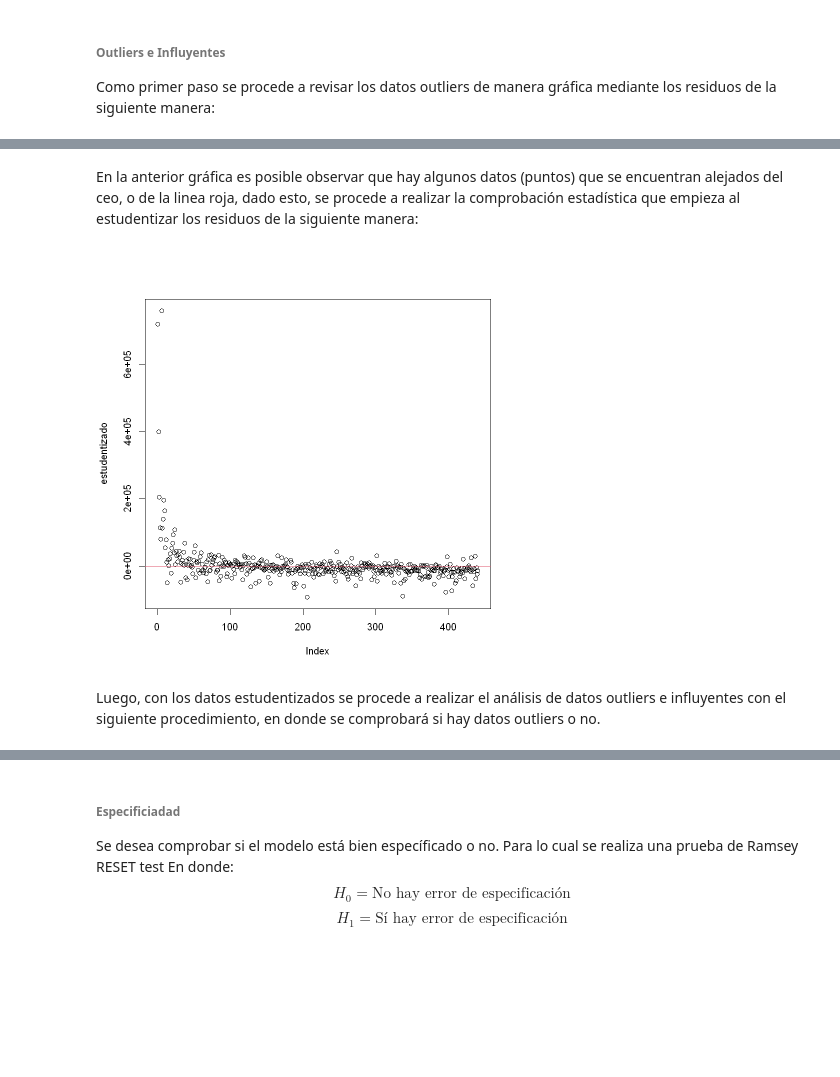
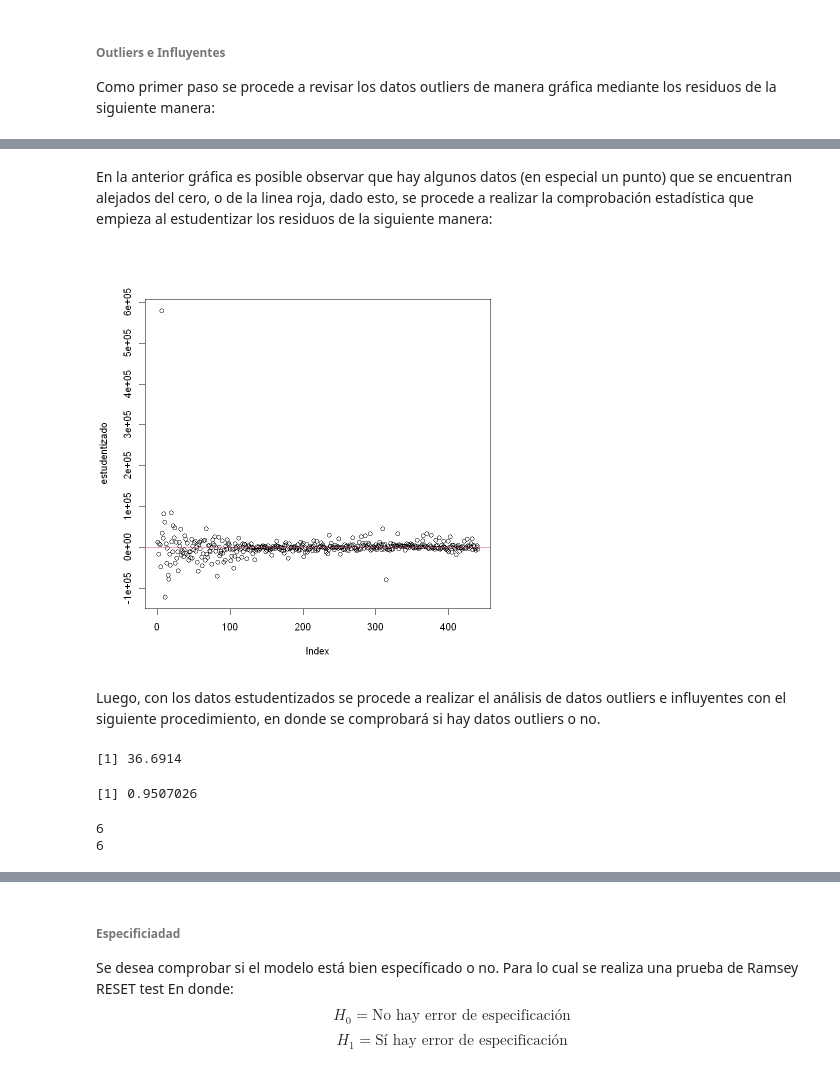
Before and after one commit to MantiMantilla/MEL-2022-2, a Jupyter notebook: Tareas/Tarea 3/Tarea 3.ipynb, the cells around one changed output, grey strips where cells are left out. Cells and saved outputs as stored; diff of their text form; code cells hidden in the pictures; blank space fills up the shorter version.

Commit message:
Punto 3 no se mas...

```diff
--- a/Tareas/Tarea 3/Tarea 3.ipynb
+++ b/Tareas/Tarea 3/Tarea 3.ipynb
@@ -695,0 +701,12 @@ F-statistic: 152.8 on 15 and 424 DF,  p-value: < 2.2e-16
+# %%
+x1_NE <- x1 * x_NE
+x2_NE <- x2 * x_NE
+x4_NE <- x4 * x_NE
+x5_NE <- x5 * x_NE
+x6_NE <- x6 * x_NE
+x9_NE <- x9 * x_NE
+x10_NE <- x10 * x_NE
+x11_NE <- x11 * x_NE
+x12_NE <- x12 * x_NE
+mejorModelo <- lm(y~x1+x2+x6+x10+x11+x12+x_NE+x_NC+x1_NE+x2_NE+x4_NE+x5_NE+x6_NE+x9_NE+x10_NE+x11_NE+x12_NE)
+summary(mejorModelo)
@@ -695,0 +733,3 @@ F-statistic: 152.8 on 15 and 424 DF,  p-value: < 2.2e-16
+# %%
+mejorModelo2 <- lm(y~x6+x10+x12+x_NE+x_NC+x1_NE+x2_NE+x4_NE+x6_NE+x9_NE+x10_NE+x11_NE+x12_NE)
+summary(mejorModelo2)
@@ -790,7 +760,7 @@ F-statistic: 6.766 on 11 and 428 DF,  p-value: 1.635e-10
 Como primer paso se procede a revisar los datos outliers de manera gráfica mediante los residuos de la siguiente manera:
 # %%
 #Datos influyentes
-residuos4 <- modelo4$residuals
-plot(residuos4)
+residuos <- mejorModelo2$residuals
+plot(residuos)
 abline(0,0, col=2)
 # %% [output]
@@ -798,26 +768,35 @@ abline(0,0, col=2)
 # %% [markdown]
-En la anterior gráfica es posible observar que hay algunos datos (puntos) que se encuentran alejados del ceo, o de la linea roja, dado esto, se procede a realizar la comprobación estadística que empieza al estudentizar los residuos de la siguiente manera:
+En la anterior gráfica es posible observar que hay algunos datos (en especial un punto) que se encuentran alejados del cero, o de la linea roja, dado esto, se procede a realizar la comprobación estadística que empieza al estudentizar los residuos de la siguiente manera:
 # %%
-crimenes3 <- crimenes2[,-2] #Poblacion
-crimenes3 <- crimenes3[,-4] #Medicos
-crimenes3<- crimenes3[,-4] #Camas
-crimenes3<- crimenes3[,-10] #Ingresos
+
+crimenes3 <- crimenes2[,-(1:5)]
+crimenes3 <- crimenes3[,-(3:5)]
+crimenes3 <- crimenes3[,-4]
+crimenes3 <- crimenes3[,-7]
+crimenes3 <- cbind(crimenes3[],x1_NE,x2_NE,x4_NE,x6_NE,x9_NE,x10_NE,x11_NE,x12_NE)
 
 #estudentizar
 x <- as.matrix(cbind(rep(1,), crimenes3))
 H <- x %*% solve(t(x) %*% x) %*% t(x)
 leve <- diag(H)
 
-estudentizado <- residuos4/sqrt(1-leve)
+estudentizado <- residuos/sqrt(1-leve)
 plot(estudentizado)
 abline(0,0,col=2)
 # %% [output]
-[figure, old version]
+[figure, new version]
 # %% [markdown]
 Luego, con los datos estudentizados se procede a realizar el análisis de datos outliers e influyentes con el siguiente procedimiento, en donde se comprobará si hay datos outliers o no.
 # %%
 #Datos influyentes
 p <- dim(crimenes3)[2]-1
-cd <- cooks.distance(modelo4)
+n<-440
+cd <- cooks.distance(mejorModelo2)
 max(cd)
 qf(0.5,p,n-p)
+which(cd == max(cd))
+# %% [output]
+[1] 36.6914
+[1] 0.9507026
+6
+6
```
Also changed, not shown: parts of 60 cells of this notebook.
